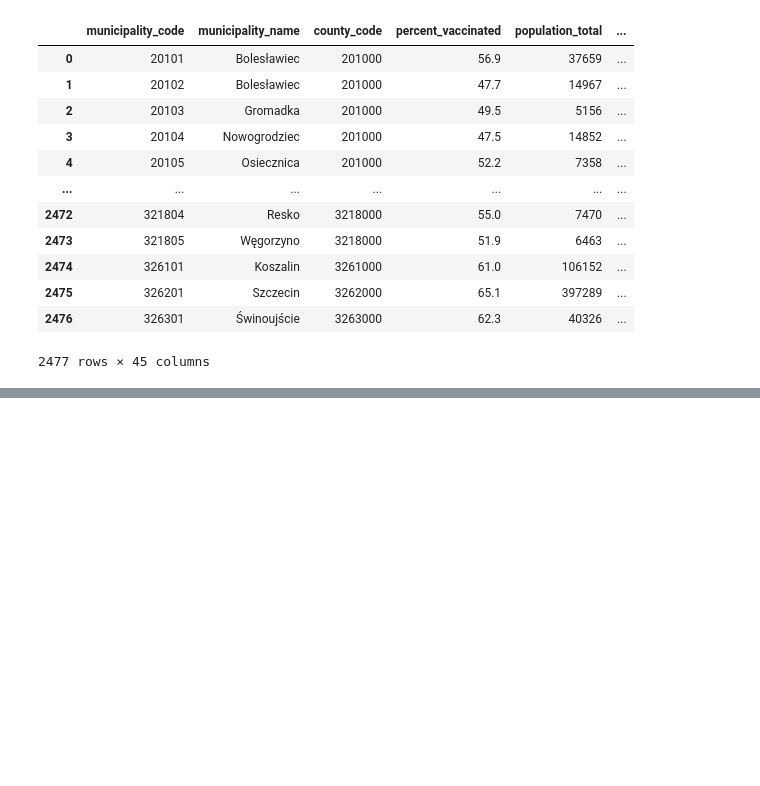
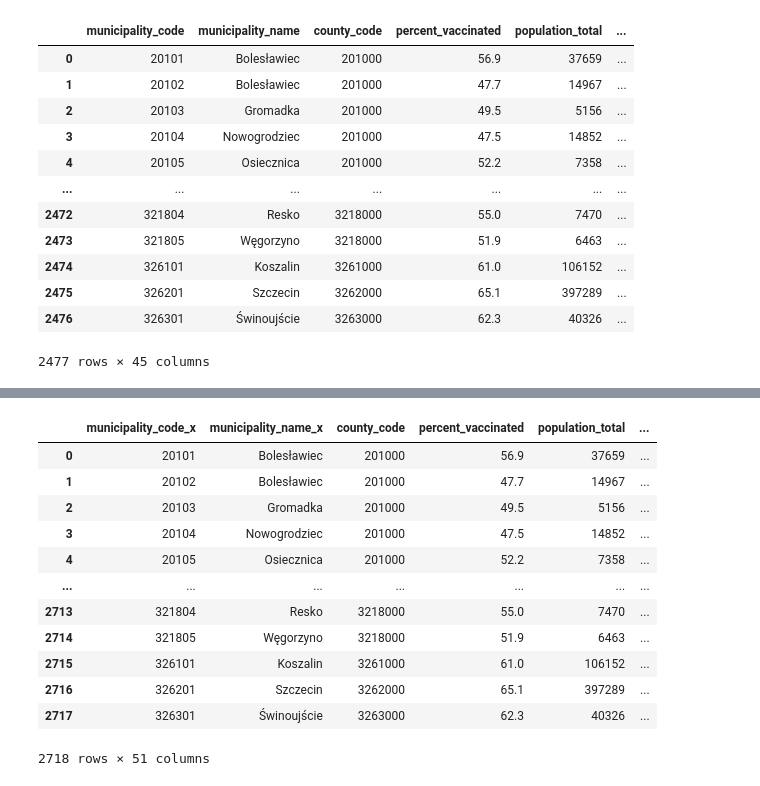
Before and after one commit to jjfrackowiak/WEC2024, a Jupyter notebook: preprocessing/feature_selection.ipynb, the cells around one changed output, grey strips where cells are left out. Drawn from its saved outputs; the diff is of its cells as text; code cells hidden in the pictures; blank space fills up the shorter version.

```diff
--- a/preprocessing/feature_selection.ipynb
+++ b/preprocessing/feature_selection.ipynb
@@ -87,7 +87,7 @@ municip_merged
 2477 rows × 35 columns
 # %%
 ## Poglądy polityczne
-opinie = pd.read_csv('_data/wyniki_gl_na_listy_po_gminach_proc_sejm.csv',sep=';')
+opinie = pd.read_csv('..\_data\wyniki_gl_na_listy_po_gminach_proc_sejm.csv',sep=';')
 opinie
 # %% [output]
 |  | Kod TERYT | Gmina | Powiat | Województwo | Frekwencja | % głosów nieważnych | W tym z powodu postawienia znaku ... | ... |
@@ -242,0 +411,21 @@ pd.read_csv('_data/data_municipality_final.csv')
+# %%
+# Assuming municip_merged is your DataFrame
+columns_to_convert = ['appartments_per_1000_persons', 'election_presence', 'percent_invalid_votes', 'PIS_party', 'KO_party', 'KONFEDERACJA_party', 'PSL_party', 'SLD_party', 'percent_vaccinated_log']
+
+for col in columns_to_convert:
+    # Check if the column contains strings
+    if municip_merged[col].dtype == 'object':
+        # Replace spaces and commas with dots, then convert to float
+        municip_merged[col] = municip_merged[col].str.replace(' ', '').str.replace(',', '.').astype(float)
+# %%
+data_wars = [77.07, 0.53, 'mazowieckie', 28.26, 42.96, 6.37, 4.94, 17.47]
+
+# Assuming the columns you want to assign to are in this order:
+columns_to_assign = ['election_presence', 'percent_invalid_votes', 'voivodeship',
+                     'PIS_party', 'KO_party', 'KONFEDERACJA_party', 'PSL_party', 'SLD_party']
+
+# Find the row index where municipality_code is 146501
+row_index = municip_merged[municip_merged['municipality_code'] == 146501].index
+
+# Assign values from data_wars to the specified columns
+municip_merged.loc[row_index, columns_to_assign] = data_wars
@@ -242,0 +471,20 @@ pd.read_csv('_data/data_municipality_final.csv')
+# %%
+partitions = pd.read_csv(r'..\\_data\\spatial_data.csv').drop['munic']
+municip_merged = municip_merged.merge(partitions,left_on='municipality_code_old', right_on='municipality_code')
+# %%
+municip_merged = pd.get_dummies(municip_merged, columns=['partition'])
+municip_merged
+# %% [output]
+|  | municipality_code_x | municipality_name_x | county_code | percent_vaccinated | population_total | ... |
+| 0 | 20101 | Bolesławiec | 201000 | 56.9 | 37659 | ... |
+| 1 | 20102 | Bolesławiec | 201000 | 47.7 | 14967 | ... |
+| 2 | 20103 | Gromadka | 201000 | 49.5 | 5156 | ... |
+| 3 | 20104 | Nowogrodziec | 201000 | 47.5 | 14852 | ... |
+| 4 | 20105 | Osiecznica | 201000 | 52.2 | 7358 | ... |
+| ... | ... | ... | ... | ... | ... | ... |
+| 2713 | 321804 | Resko | 3218000 | 55.0 | 7470 | ... |
+| 2714 | 321805 | Węgorzyno | 3218000 | 51.9 | 6463 | ... |
+| 2715 | 326101 | Koszalin | 3261000 | 61.0 | 106152 | ... |
+| 2716 | 326201 | Szczecin | 3262000 | 65.1 | 397289 | ... |
+| 2717 | 326301 | Świnoujście | 3263000 | 62.3 | 40326 | ... |
+2718 rows × 51 columns
```
Also changed, not shown: parts of 19 cells of this notebook.
